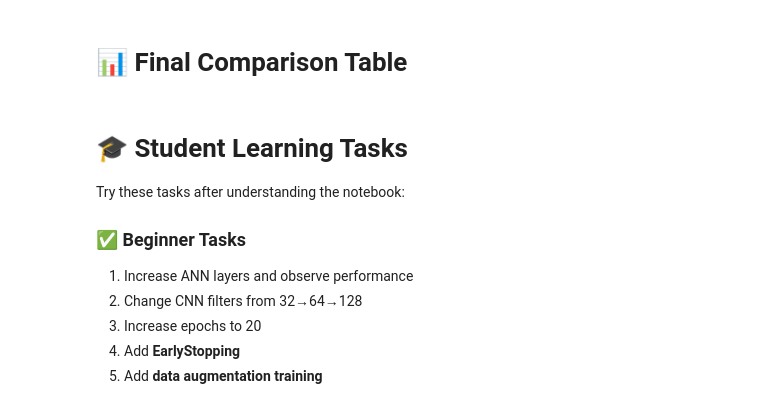
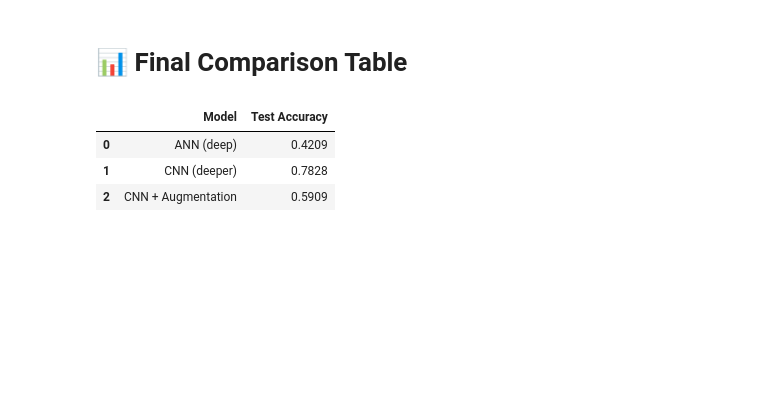
Before and after one commit to Gauranggupta2323/Gaurang_Gupta_JECRC_Foundation_CEI, a Jupyter notebook: week4_Gaurang_Gupta/CIFAR10_ANN_CNN_Learning_Project.ipynb, the cells around one changed output. Saved outputs shown, nothing was run; the diff lists cells and outputs as text; code cells hidden in the pictures; blank space fills up the shorter version.

```diff
--- a/week4_Gaurang_Gupta/CIFAR10_ANN_CNN_Learning_Project.ipynb
+++ b/week4_Gaurang_Gupta/CIFAR10_ANN_CNN_Learning_Project.ipynb
@@ -174,27 +171,26 @@ from tensorflow.keras.callbacks import EarlyStopping
 
 early_stop = EarlyStopping(monitor='val_loss', patience=3, restore_best_weights=True)
 # %%
+
+
+
 data_augmentation = tf.keras.Sequential([
     layers.RandomFlip("horizontal"),
     layers.RandomRotation(0.1),
     layers.RandomZoom(0.1)
 ])
-
 aug_cnn_model = models.Sequential([
     data_augmentation,
-    layers.Conv2D(32, 3, activation='relu', input_shape=(32,32,3)),
+    layers.Conv2D(64, 3, activation='relu', padding='same', input_shape=(32,32,3)),
+    layers.BatchNormalization(),
     layers.MaxPooling2D(),
-    layers.Conv2D(64, 3, activation='relu'),
+    layers.Conv2D(128, 3, activation='relu', padding='same'),
+    layers.BatchNormalization(),
     layers.MaxPooling2D(),
     layers.Flatten(),
-    layers.Dense(128, activation='relu'),
-    layers.Dropout(0.4),
+    layers.Dense(256, activation='relu'),
+    layers.Dropout(0.5),
     layers.Dense(10, activation='softmax')
 ])
-
-aug_cnn_model.compile(optimizer='adam',
-                      loss='sparse_categorical_crossentropy',
-                      metrics=['accuracy'])
-
-# Suggested optional run:
-# aug_history = aug_cnn_model.fit(x_train_norm, y_train, epochs=10, validation_split=0.1)
+aug_cnn_model.compile(optimizer='adam', loss='sparse_categorical_crossentropy', metrics=['accuracy'])
+aug_history = aug_cnn_model.fit(x_train_norm, y_train, epochs=20, validation_split=0.1, batch_size=64, callbacks=[early_stop])
@@ -200,0 +214,3 @@ aug_cnn_model.compile(optimizer='adam',
+# %%
+aug_test_loss, aug_test_acc = aug_cnn_model.evaluate(x_test_norm, y_test)
+print("CNN+Aug Test Accuracy:", aug_test_acc)
@@ -202,17 +221,12 @@ aug_cnn_model.compile(optimizer='adam',
 # 📊 Final Comparison Table
 # %%
 comparison = pd.DataFrame({
-    "Model": ["ANN", "CNN"],
-    "Test Accuracy": [ann_test_acc, cnn_test_acc]
+    "Model": ["ANN (deep)", "CNN (deeper)", "CNN + Augmentation"],
+    "Test Accuracy": [ann_test_acc, cnn_test_acc, aug_test_acc]
 })
 comparison
+# %% [output]
+|  | Model | Test Accuracy |
+| 0 | ANN (deep) | 0.4209 |
+| 1 | CNN (deeper) | 0.7828 |
+| 2 | CNN + Augmentation | 0.5909 |
-# %% [markdown]
-# 🎓 Student Learning Tasks
-Try these tasks after understanding the notebook:
-
-### ✅ Beginner Tasks
-1. Increase ANN layers and observe performance
-2. Change CNN filters from 32→64→128
-3. Increase epochs to 20
-4. Add **EarlyStopping**
-5. Add **data augmentation training**
```
Also changed, not shown: parts of 16 cells of this notebook.
